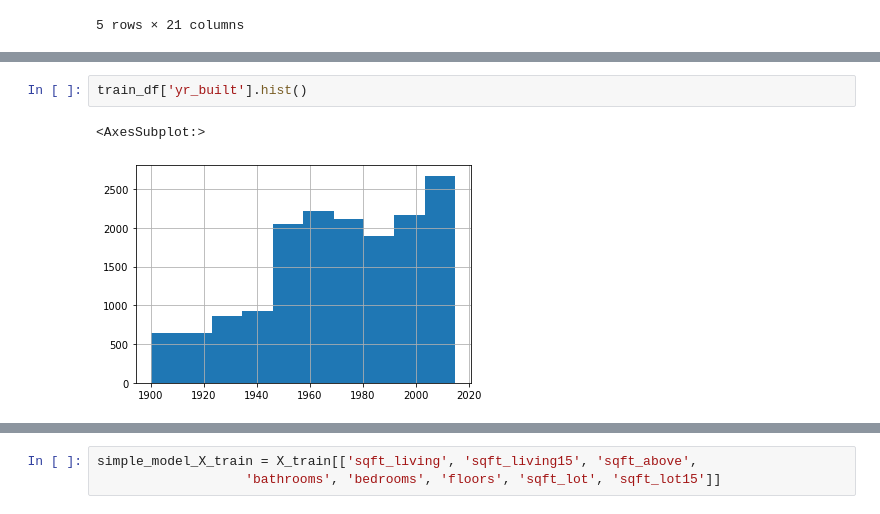
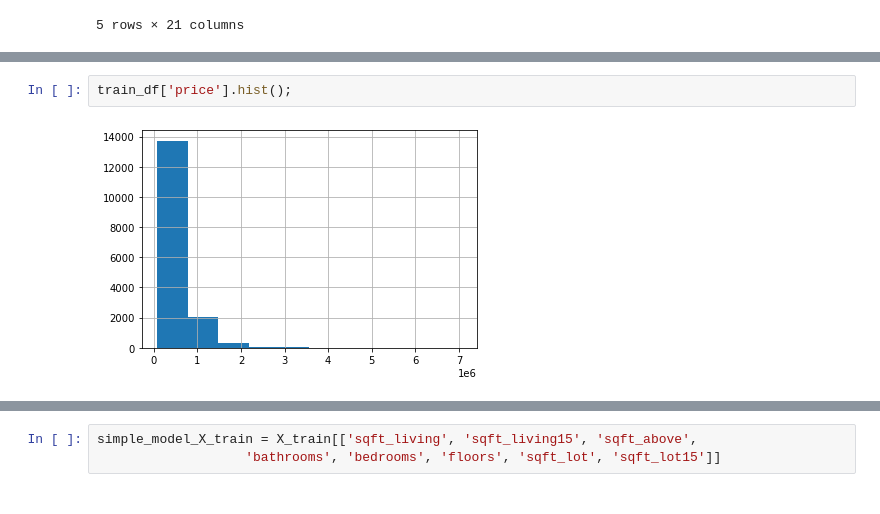
Before and after one commit to JenSans/Housing-Project, a Jupyter notebook: notebooks/Andrew/Andrew.ipynb, the cells around one changed output, grey strips where cells are left out. Saved outputs shown, nothing was run; the diff lists cells and outputs as text.

```diff
--- a/notebooks/Andrew/Andrew.ipynb
+++ b/notebooks/Andrew/Andrew.ipynb
@@ -107,5 +89,4 @@ train_df.describe()
 # %%
-train_df['yr_built'].hist()
+train_df['price'].hist();
 # %% [output]
-<AxesSubplot:>
-[figure, old version]
+[figure, new version]
```
Also changed, not shown: parts of 30 cells of this notebook, 1 other file.
